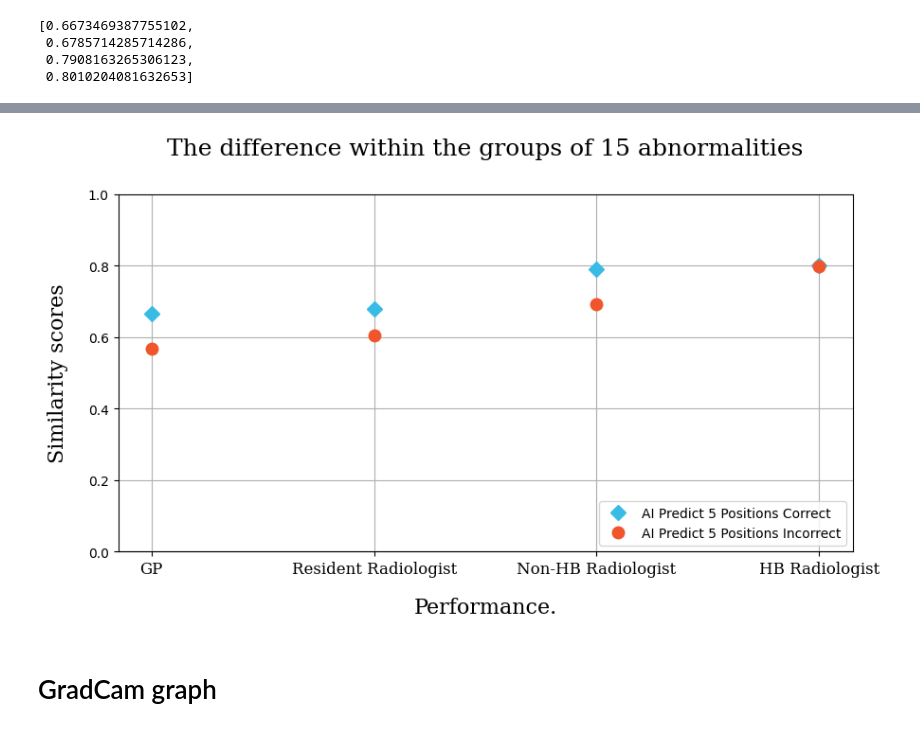
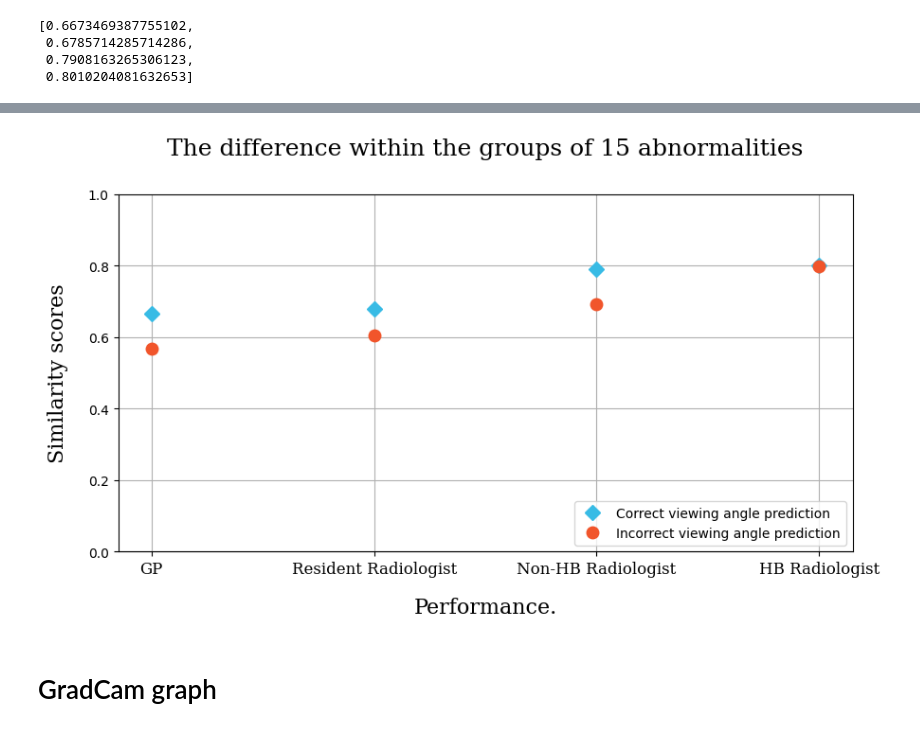
Before and after one commit to Peckkie/Experiment_Evaluation_CCA, a Jupyter notebook: graph_paper.ipynb, the cells around one changed output, grey strips where cells are left out. Saved outputs shown, nothing was run; the diff lists cells and outputs as text; code cells hidden in the pictures.

Commit message:
update graph

```diff
--- a/graph_paper.ipynb
+++ b/graph_paper.ipynb
@@ -694,28 +691,28 @@ Incorrect_
 # %%
 font = {'family': 'serif',
         'color':  'black',
         'weight': 'normal'}
 
 fig, ax = plt.subplots(figsize=(10, 5), dpi=100)
 plt.ylim(0,1)
 x = np.arange(0,2,0.5)  # the label locations
 
-plt.plot(x, Correct_, color='#38BBE5',  linestyle=' ', marker='D', markeredgecolor='#38BBE5', markersize=8, label='AI Predict 5 Positions Correct')
-plt.plot(x, Incorrect_, color='#F1552B',  linestyle=' ', marker='o', markeredgecolor='#F1552B', markersize=9, label='AI Predict 5 Positions Incorrect')
+plt.plot(x, Correct_, color='#38BBE5',  linestyle=' ', marker='D', markeredgecolor='#38BBE5', markersize=8, label='Correct viewing angle prediction')
+plt.plot(x, Incorrect_, color='#F1552B',  linestyle=' ', marker='o', markeredgecolor='#F1552B', markersize=9, label='Incorrect viewing angle prediction')
 
 # plt.title('The difference within the groups (Recall) Abn&Nor',fontsize=20)
 ax.set_title(f'The difference within the groups of 15 abnormalities',fontsize=18, fontdict=font, pad=30)
 ax.set_xlabel('Performance.',fontsize=16, fontdict=font, labelpad=15)
 ax.set_ylabel('Similarity scores',fontsize=16, fontdict=font, labelpad=15)
 
 ax.set_xticks(x)
 labels = ['GP', 'Resident Radiologist','Non-HB Radiologist','HB Radiologist']
 ax.set_xticklabels(labels,fontsize=12, fontdict=font)
 plt.legend(loc='lower right')
 plt.grid(True)
 show()
 # %% [output]
-[figure, old version]
+[figure, new version]
 # %% [markdown]
 # GradCam graph
 # %%
```
Also changed, not shown: parts of 28 cells of this notebook.
